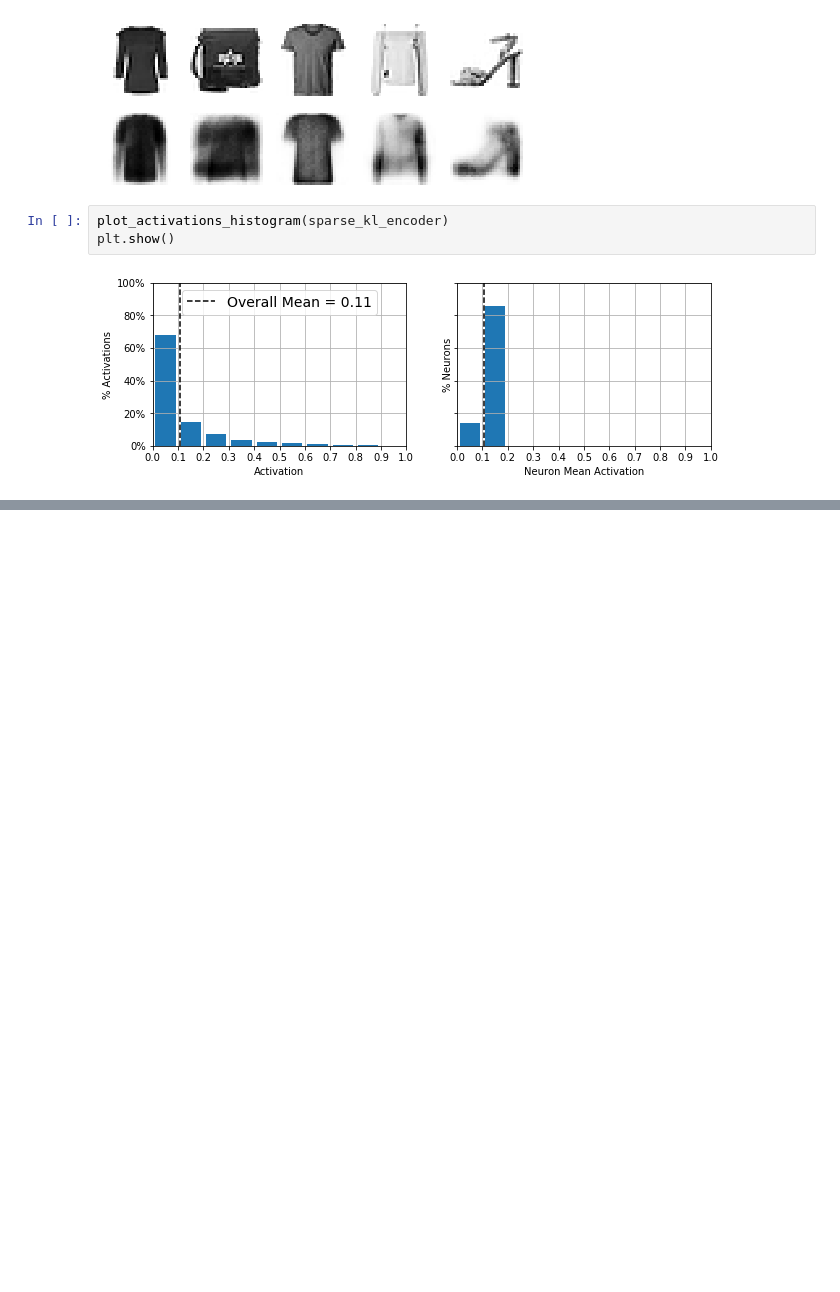
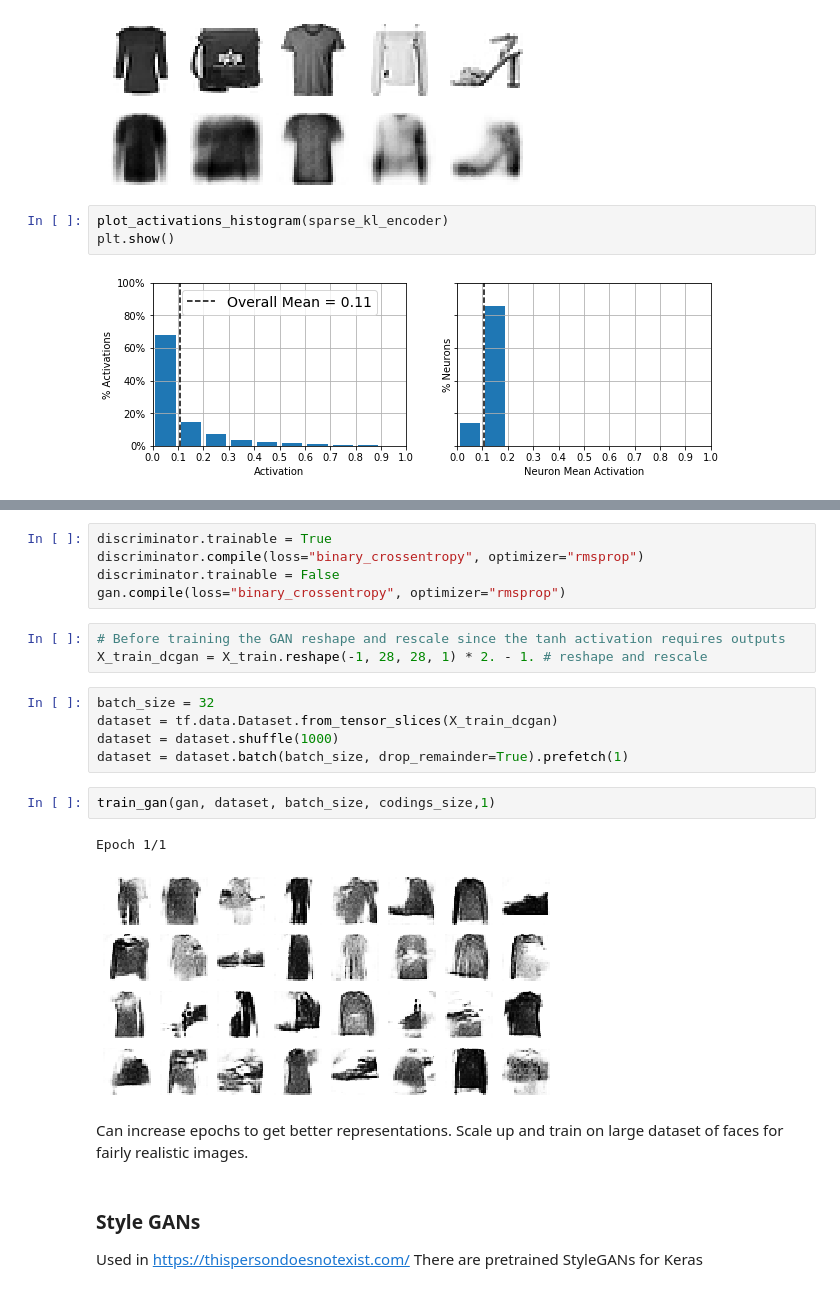
Before and after one commit to adibhandari/neural_nets_101, a Jupyter notebook: src/autoencoders_GANs.ipynb, the cells around one changed output, grey strips where cells are left out. Cells and saved outputs as stored; diff of their text form; blank space fills up the shorter version.

```diff
--- a/src/autoencoders_GANs.ipynb
+++ b/src/autoencoders_GANs.ipynb
@@ -775,0 +993,24 @@ plt.show()
+# %%
+discriminator.trainable = True
+discriminator.compile(loss="binary_crossentropy", optimizer="rmsprop")
+discriminator.trainable = False
+gan.compile(loss="binary_crossentropy", optimizer="rmsprop")
+# %%
+# Before training the GAN reshape and rescale since the tanh activation requires outputs
+X_train_dcgan = X_train.reshape(-1, 28, 28, 1) * 2. - 1. # reshape and rescale
+# %%
+batch_size = 32
+dataset = tf.data.Dataset.from_tensor_slices(X_train_dcgan)
+dataset = dataset.shuffle(1000)
+dataset = dataset.batch(batch_size, drop_remainder=True).prefetch(1)
+# %%
+train_gan(gan, dataset, batch_size, codings_size,1)
+# %% [output]
+Epoch 1/1
+[figure, added]
+# %% [markdown]
+Can increase epochs to get better representations. Scale up and train on large dataset of faces for fairly realistic images.
+# %% [markdown]
+### Style GANs
+Used in https://thispersondoesnotexist.com/
+There are pretrained StyleGANs for Keras
```
Also changed, not shown: parts of 18 cells of this notebook.
